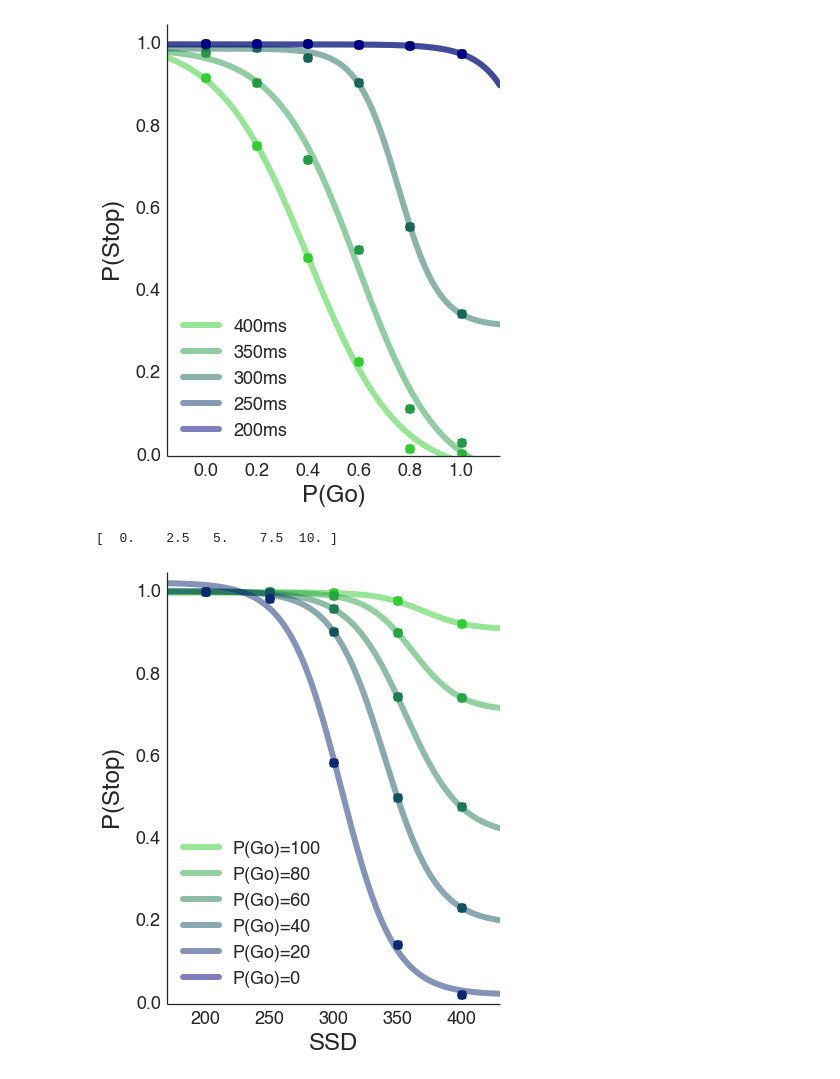
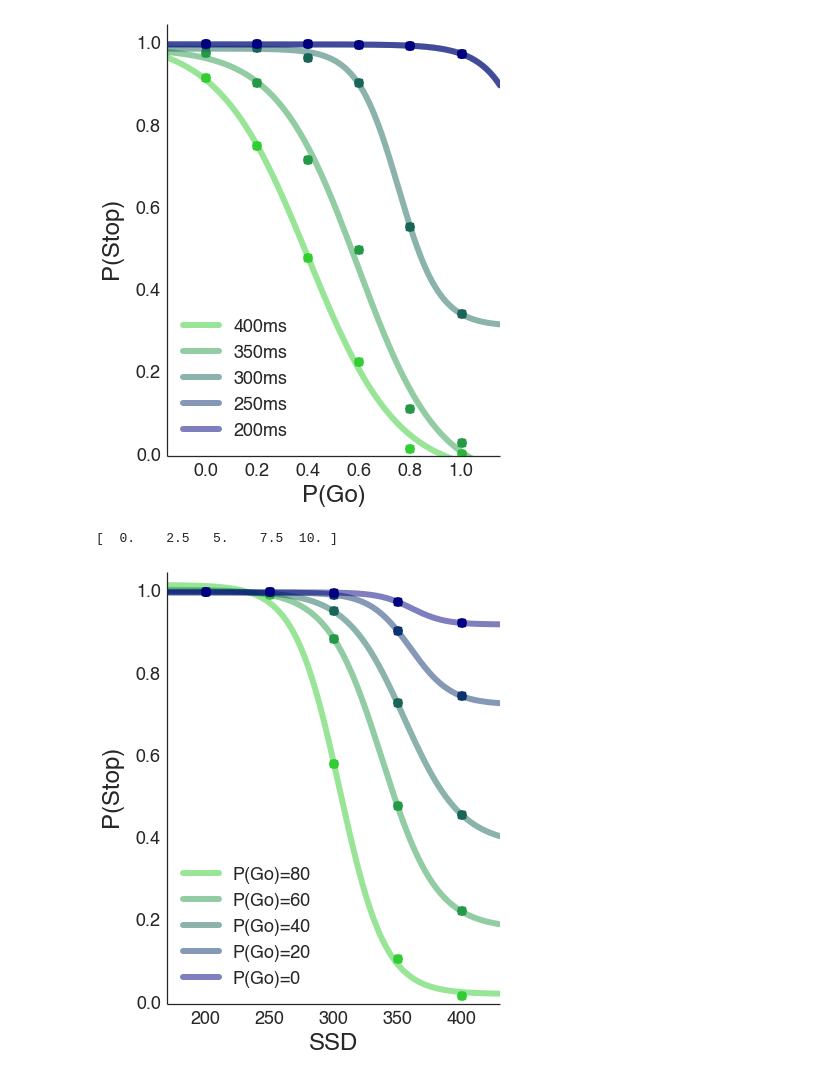
Before and after one commit to dunovank/pynb, a Jupyter notebook: RePro Factorial.ipynb, the cells around one changed output. Cells and saved outputs as stored; diff of their text form; code cells hidden in the pictures.

```diff
--- a/RePro Factorial.ipynb
+++ b/RePro Factorial.ipynb
@@ -11,9 +10,9 @@ mu_ss=-2.17; ssTer=.099; ssRe_TB=.653; ssPro_TB=.6; nt=3000; sTB=.00001; ssTer_v
 #seperate lines for each SSD, each point is probability condition
 ssex=reload(ssex); ss=reload(ss)
 
-ssdlist=[.4, .35, .3, .25, .20]
-pGo_list=[0, .2, .4, .6, .8, 1]
-vlist=[0.073, 0.26, 0.4385, 0.601, 0.93, 1.09]
+ssdlist=[.2, .25, .3, .35, .4]
+pGo_list=[1.0, 0.8, 0.6, 0.4, 0.2, 0.0]
+vlist=[1.09, 0.93, 0.601, 0.4385, 0.26, 0.073]
 re_rt=[]; re_sp=[]; re_sacc=[]
 
 for i, ssd in enumerate(ssdlist):
@@ -40,10 +39,10 @@ pse=psy.scurves(ysim=plist, task='ssPro', labels=['400ms', '350ms', '300ms', '25
 
 ssex=reload(ssex); ss=reload(ss)
 
-ssdlist=[.4, .35, .3, .25, .20]
-pGo_list=[0, .2, .4, .6, .8, 1]
-vlist=[0.073, 0.26, 0.4385, 0.601, 0.93, 1.09]
-pro_rt2=[]; pro_sp2=[]; pro_sacc2=[]
+ssdlist=[.2, .25, .3, .35, .4]
+pGo_list=[1.0, 0.8, 0.6, 0.4, 0.2, 0.0]
+vlist=[1.09, 0.93, 0.601, 0.4385, 0.26, 0.073]
+pro_rt2=[]; pro_sp2=[]; pro_sacc2=[]; GoRT=[]; GoRT_Err=[]
 
 for i,v in enumerate(vlist):
     re_rt2=[]; re_sp2=[]; re_sacc2=[]
@@ -54,14 +53,15 @@ for i,v in enumerate(vlist):
         out=ss.set_model(gParams=gp, sParams=sp, ntrials=3000, timebound=ssPro_TB, stb=sTB,
                          t_exp=True, analyze=True, exp_scale=xpo, visual=False, true_onsets=True, task='ssRe')
 
+        GoRT.append(out[0]); GoRT_Err.append(out[3]);
         re_rt2.append(out[0]); re_sp2.append(out[1]); re_sacc2.append(out[2])
 
     pro_rt2.append(re_rt2); pro_sp2.append(re_sp2); pro_sacc2.append(re_sacc2)
 # %%
 #seperate lines for each probability condition, each point is SSD
 psy=reload(psy)
-plist=[np.array(i, dtype='float') for i in pro_sacc2]
-pse=psy.scurves(ysim=plist, task='ssRe', labels=['P(Go)=100', 'P(Go)=80', 'P(Go)=60', 'P(Go)=40', 'P(Go)=20', 'P(Go)=0'])
+plist=[np.array(i, dtype='float')[::-1] for i in pro_sacc2]
+pse=psy.scurves(ysim=plist[1:], task='ssRe', labels=['P(Go)=80', 'P(Go)=60', 'P(Go)=40', 'P(Go)=20', 'P(Go)=0'])
 # %% [output]
 [  0.    2.5   5.    7.5  10. ]
-[figure, old version]
+[figure, new version]
```
Also changed, not shown: parts of 2 cells of this notebook, 2 other files.
